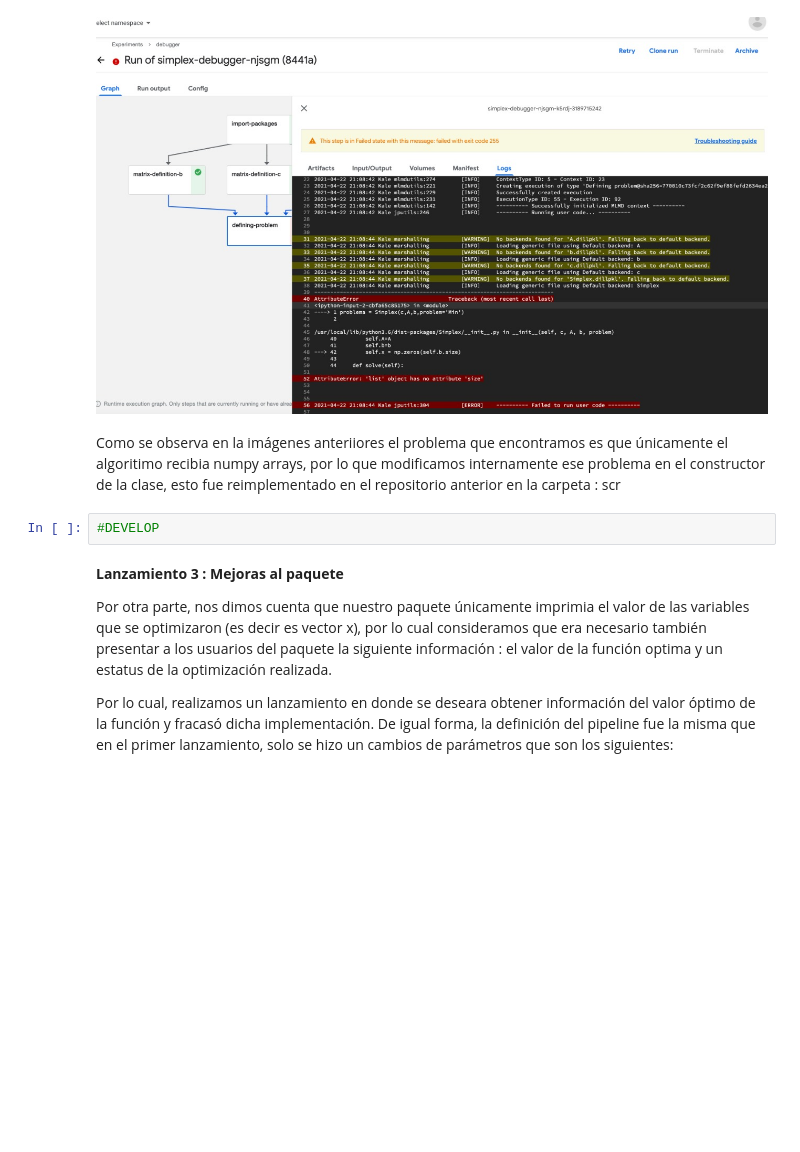
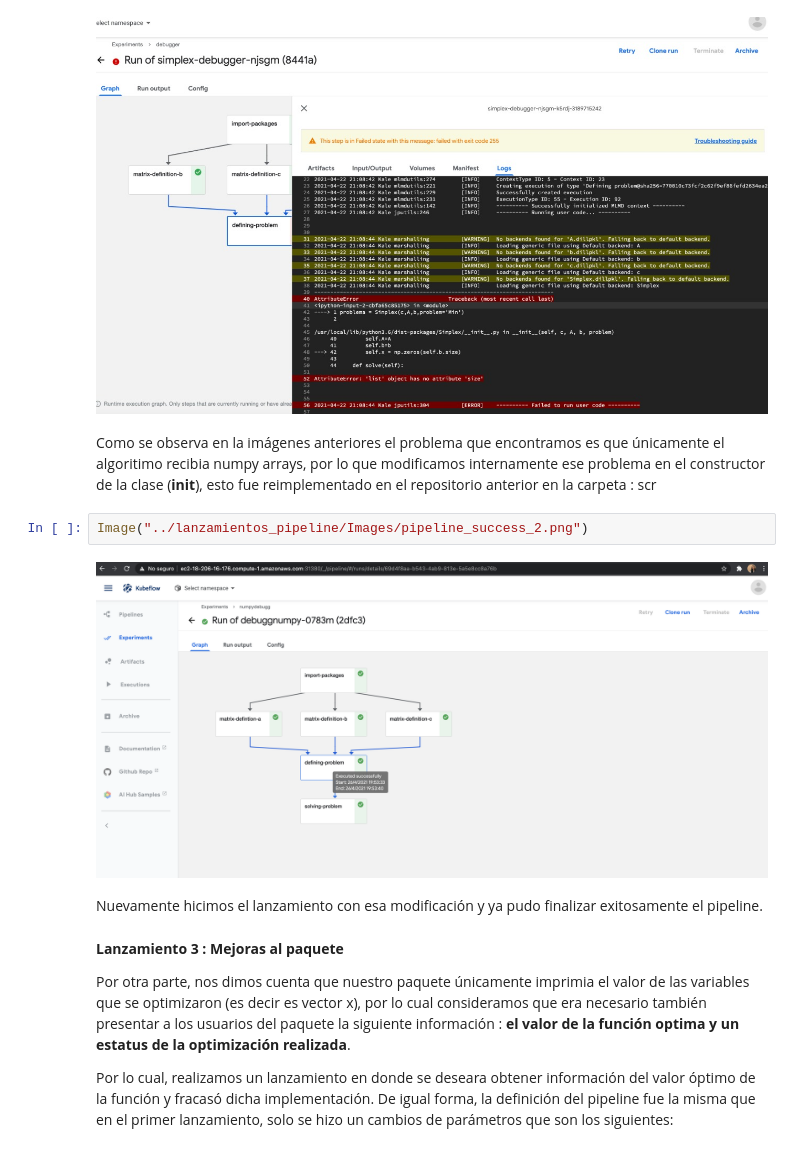
Before and after one commit to optimizacion-2-2021-1-gh-classroom/practica-2-primera-parte-yefovar, a Jupyter notebook: lanzamientos_pipeline/Lanzamientos.ipynb, the cells around one changed output. Cells and saved outputs as stored; diff of their text form; blank space fills up the shorter version.

Commit message:
actualiza historia pipelines hasta lanzamiento 3

```diff
--- a/lanzamientos_pipeline/Lanzamientos.ipynb
+++ b/lanzamientos_pipeline/Lanzamientos.ipynb
@@ -52,12 +51,16 @@ Image("../lanzamientos_pipeline/Images/Debugger Kale 1 Fail.jpeg")
 # %% [output]
 [figure]
 # %% [markdown]
-Como se observa en la imágenes anteriiores el problema que encontramos es que únicamente el algoritimo recibia numpy arrays, por lo que modificamos internamente ese problema en el constructor de la clase, esto fue reimplementado en el repositorio anterior en la carpeta : scr
+Como se observa en la imágenes anteriores el problema que encontramos es que únicamente el algoritimo recibia numpy arrays, por lo que modificamos internamente ese problema en el constructor de la clase (__init__), esto fue reimplementado en el repositorio anterior en la carpeta : scr
-# %%
-#DEVELOP
+# %%
+Image("../lanzamientos_pipeline/Images/pipeline_success_2.png")
+# %% [output]
+[figure, added]
+# %% [markdown]
+Nuevamente hicimos el lanzamiento con esa modificación y ya pudo finalizar exitosamente el pipeline.
 # %% [markdown]
 **Lanzamiento 3 : Mejoras al paquete**
 
-Por otra parte, nos dimos cuenta que nuestro paquete únicamente imprimia el valor de las variables que se optimizaron (es decir es vector x), por lo cual consideramos que era necesario también presentar a los usuarios del paquete la siguiente información : el valor de la función optima y un estatus de la optimización realizada.
+Por otra parte, nos dimos cuenta que nuestro paquete únicamente imprimia el valor de las variables que se optimizaron (es decir es vector x), por lo cual consideramos que era necesario también presentar a los usuarios del paquete la siguiente información : **el valor de la función optima y un estatus de la optimización realizada**.
 
 Por lo cual, realizamos un lanzamiento en donde se deseara obtener información del valor óptimo de la función y fracasó dicha implementación. De igual forma, la definición del pipeline fue la misma que en el primer lanzamiento, solo se hizo un cambios de parámetros que son los siguientes:
```
Also changed, not shown: parts of 3 cells of this notebook.
